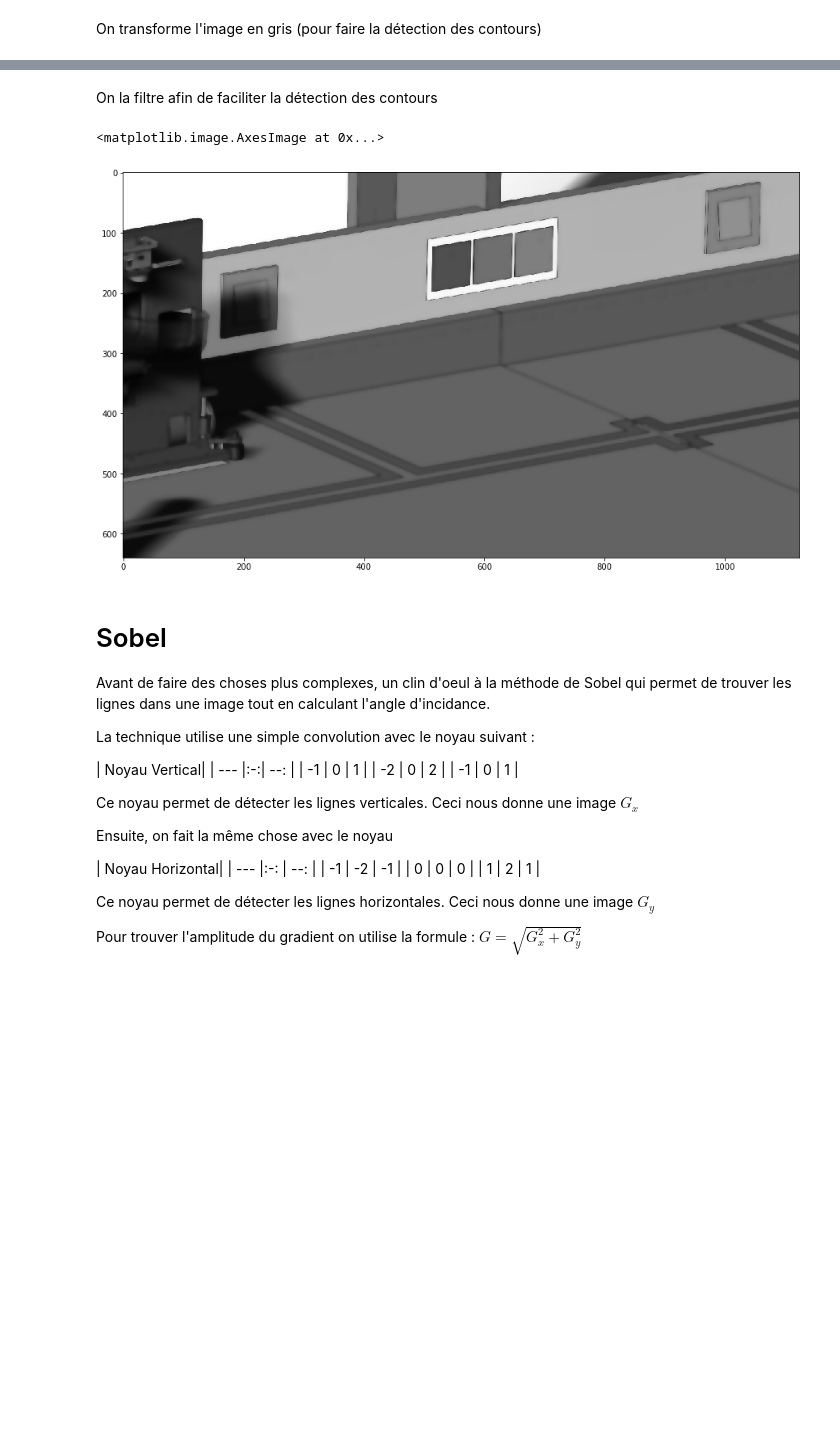
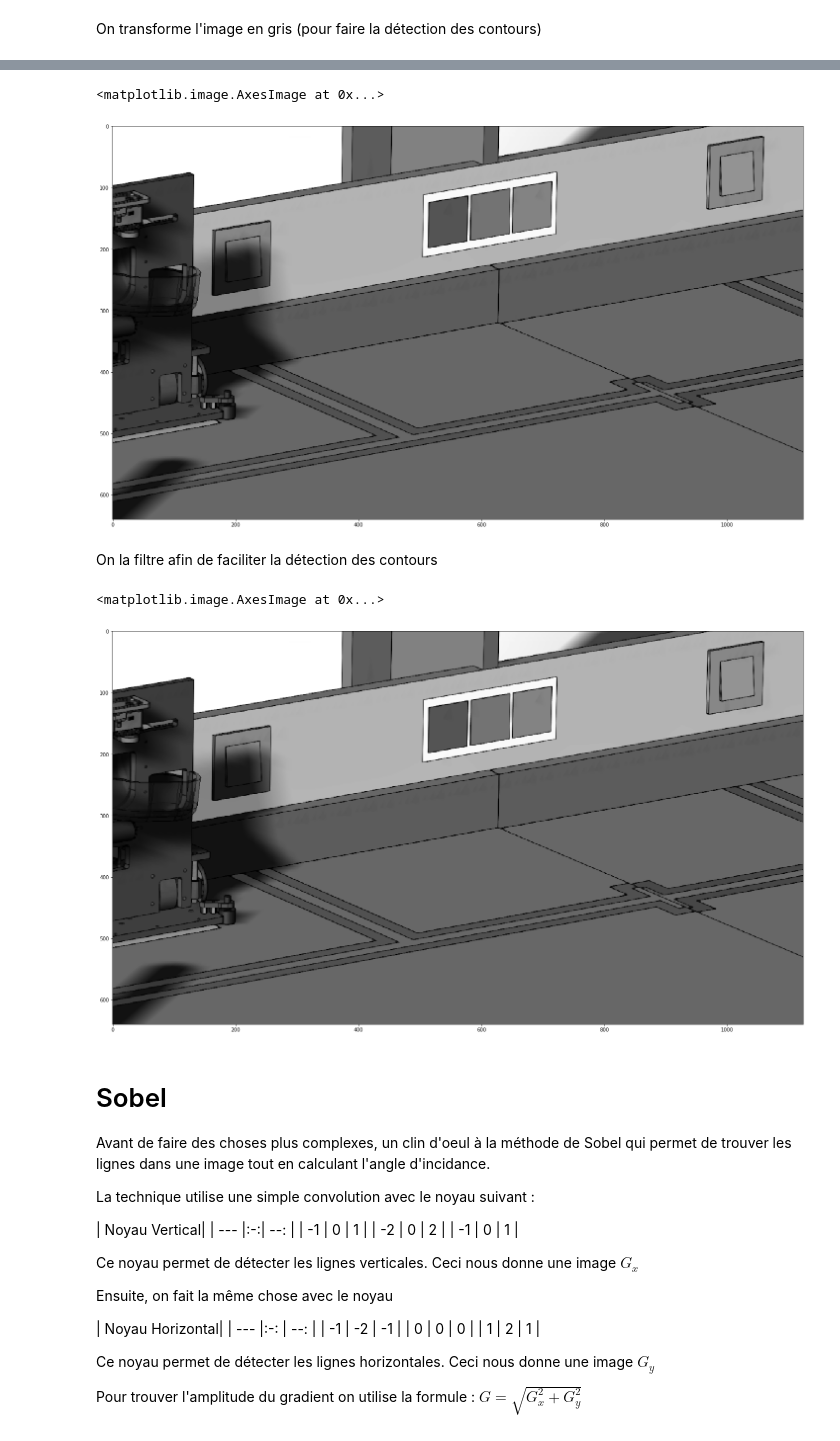
Before and after one commit to SNerduino/rectangles_extractor, a Jupyter notebook: Detecteur de sequences de couleurs sous forme de carrés.ipynb, the cells around one changed output, grey strips where cells are left out. Cells and saved outputs as stored; diff of their text form; code cells hidden in the pictures; blank space fills up the shorter version.

```diff
--- a/Detecteur de sequences de couleurs sous forme de carrés.ipynb
+++ b/Detecteur de sequences de couleurs sous forme de carrés.ipynb
@@ -48,12 +61,32 @@ img_gray = cv2.cvtColor(img_rw, cv2.COLOR_BGR2GRAY)
+# %%
+kern=np.array([[0,0,0,0,0],
+               [0,1,1,1,0],
+               [0,1,1,1,0],
+               [0,1,1,1,0],
+               [0,0,0,0,0]],np.uint8)
+
+kern2=np.ones((5,5),np.uint8)
+img_eroded = cv2.erode(mask,kern)
+img_eroded = cv2.dilate(img_eroded,kern)
+img_eroded = cv2.erode(img_eroded,kern)
+img_eroded = cv2.dilate(img_eroded,kern)
+plt.figure(figsize = (25,25))
+plt.imshow(img_eroded, cmap='gray')
+#img_eroded = cv2.dilate(img_eroded,kern2)
+#plt.figure(figsize = (25,25))
+#plt.imshow(img_eroded, cmap='gray')
+# %% [output]
+<matplotlib.image.AxesImage at 0x...>
+[figure, added]
 # %% [markdown]
 On la filtre afin de faciliter la détection des contours
 # %%
-img_gray = cv2.bilateralFilter(img_gray,9,11,11)
-plt.figure(figsize = (15,15))
-plt.imshow(img_gray, cmap='gray')
+#img_gray = cv2.bilateralFilter(mask,9,11,11)
+plt.figure(figsize = (25,25))
+plt.imshow(img_eroded, cmap='gray')
 # %% [output]
 <matplotlib.image.AxesImage at 0x...>
-[figure, old version]
+[figure, new version]
 # %% [markdown]
 # Sobel
 
```
Also changed, not shown: parts of 8 cells of this notebook.
